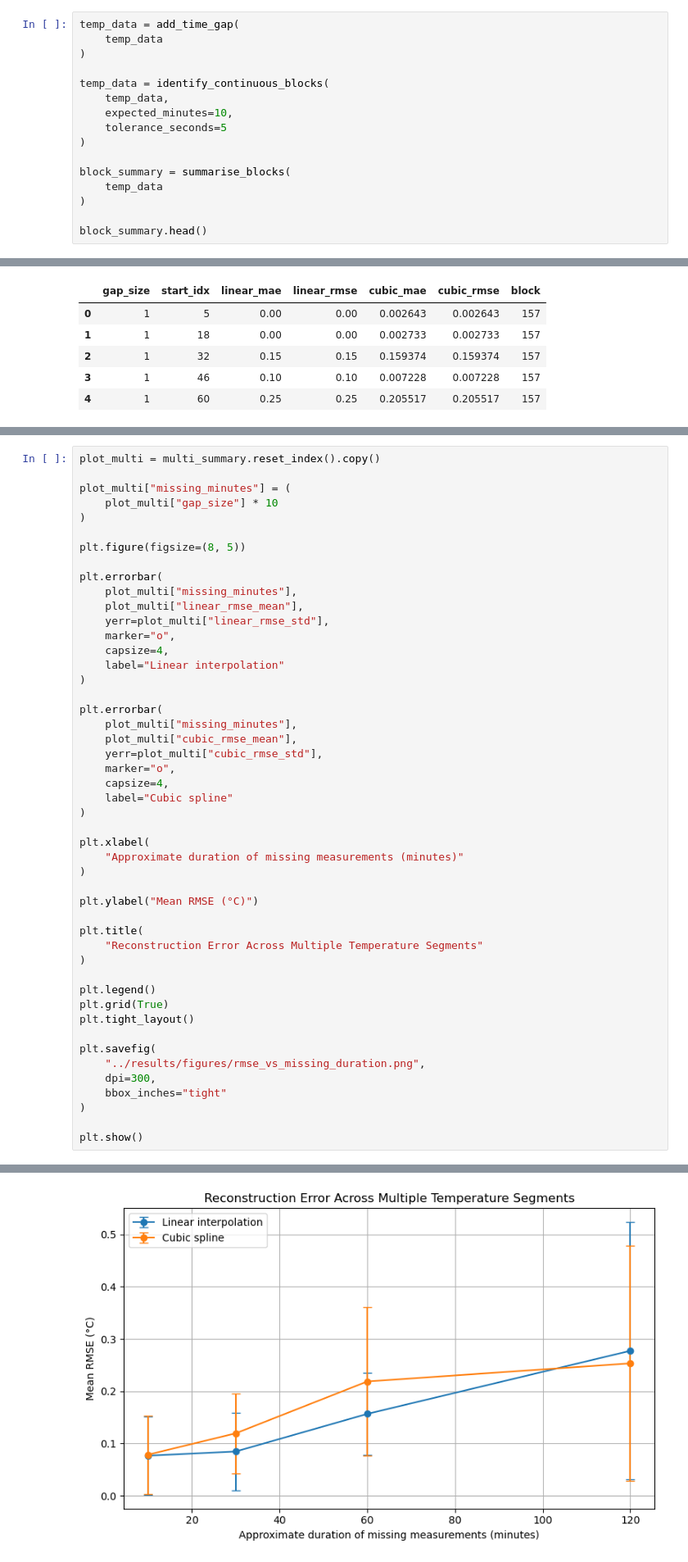
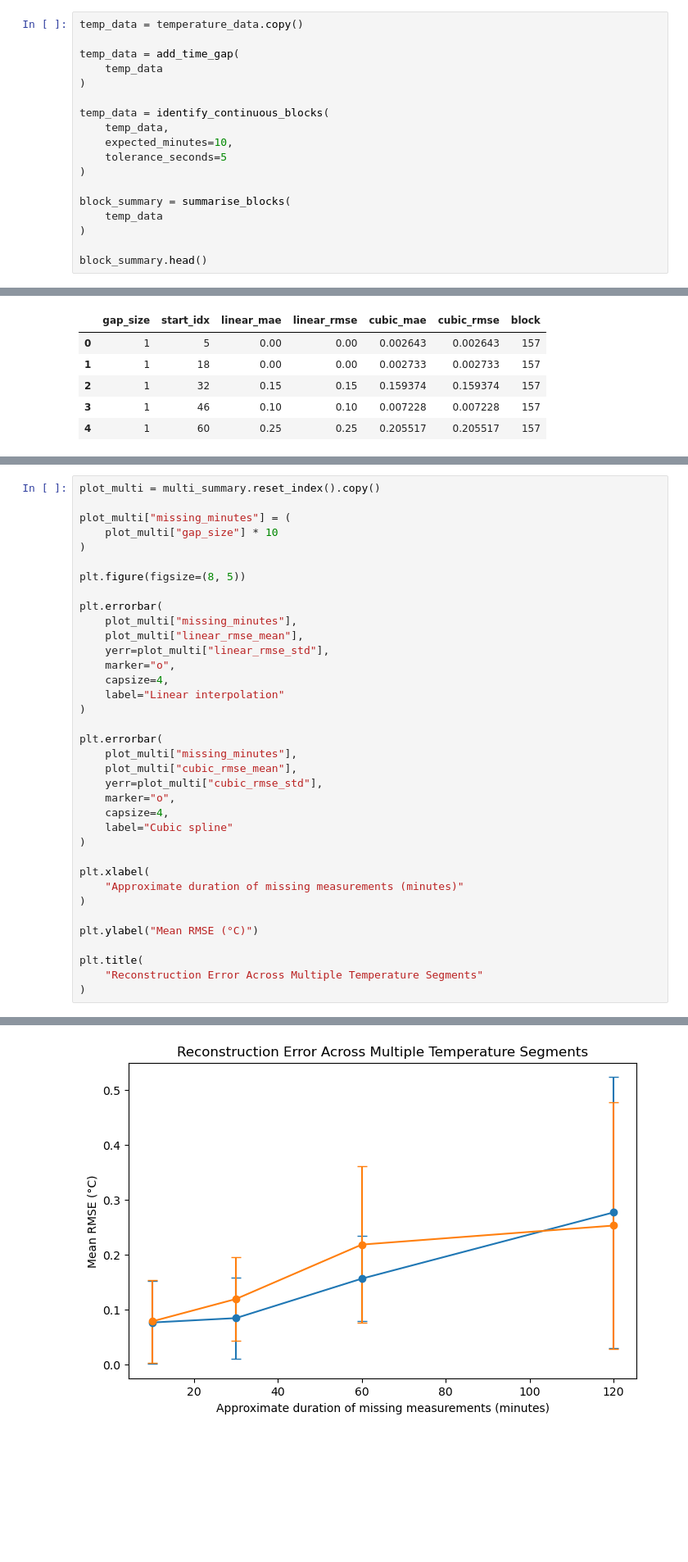
Before and after one commit to ben12251230-afk/MMA3001-Missing-Sensor-Reconstruction, a Jupyter notebook: notebooks/01_data_exploration.ipynb, the cells around one changed output, grey strips where cells are left out. Shown at 82% size. Saved outputs shown, nothing was run; the diff lists cells and outputs as text; blank space fills up the shorter version.

Commit message:
Complete temperature reconstruction validation and documentation

```diff
--- a/notebooks/01_data_exploration.ipynb
+++ b/notebooks/01_data_exploration.ipynb
@@ -131,6 +137,8 @@ temperature_data.head()
 | 3 | 2024-02-29 06:44:57 | 23.8 |
 | 4 | 2024-02-29 06:54:57 | 23.8 |
 # %%
+temp_data = temperature_data.copy()
+
 temp_data = add_time_gap(
     temp_data
 )
@@ -621,16 +629,4 @@ plt.ylabel("Mean RMSE (°C)")
 plt.title(
     "Reconstruction Error Across Multiple Temperature Segments"
 )
-
-plt.legend()
-plt.grid(True)
-plt.tight_layout()
-
-plt.savefig(
-    "../results/figures/rmse_vs_missing_duration.png",
-    dpi=300,
-    bbox_inches="tight"
-)
-
-plt.show()
 # %% [output]
@@ -637,4 +634,4 @@ plt.show()
-[figure, old version]
+[figure, new version]
 # %%
 final_results = multi_summary.reset_index().copy()
 
```
Also changed, not shown: parts of 63 cells of this notebook, 21 other files.
